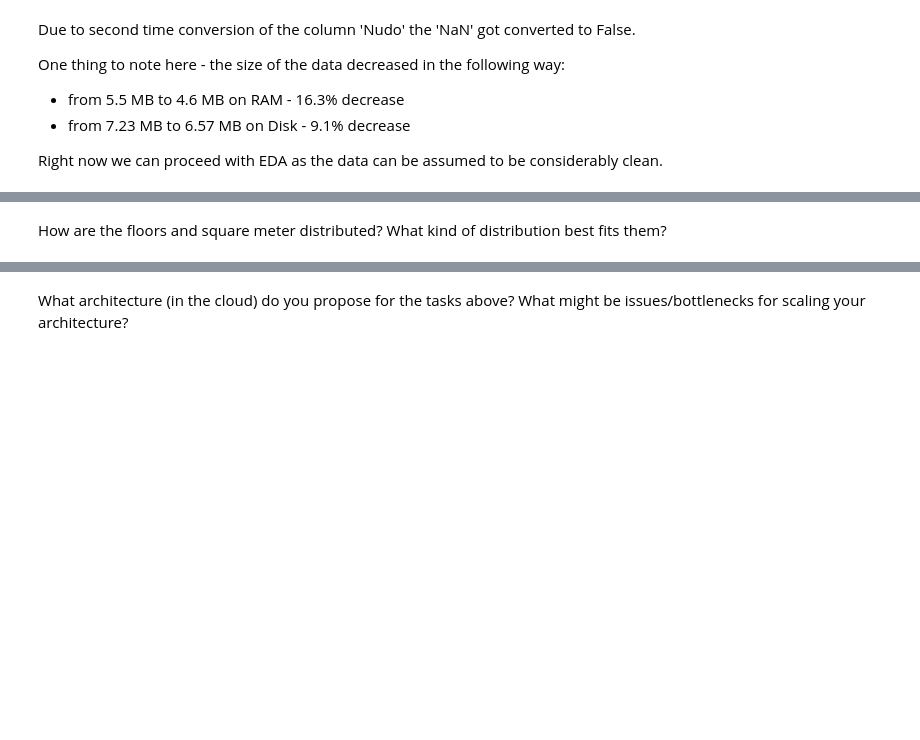
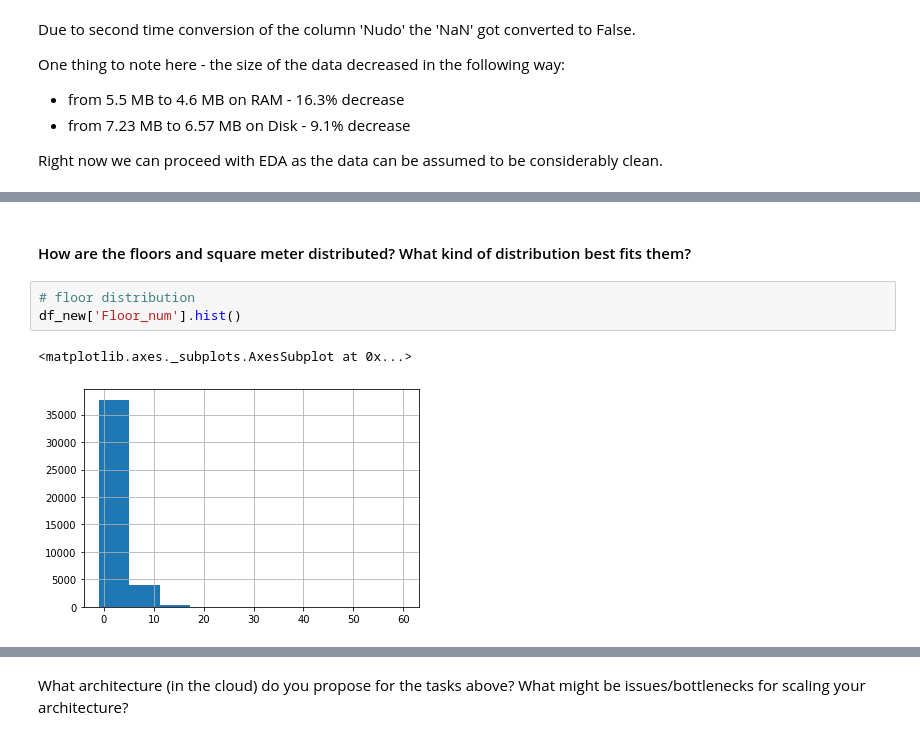
Before and after one commit to csubhodeep/sg_task, a Jupyter notebook: madrid_houses_dataset.ipynb, the cells around one changed output, grey strips where cells are left out. Drawn from its saved outputs; the diff is of its cells as text; blank space fills up the shorter version.

```diff
--- a/madrid_houses_dataset.ipynb
+++ b/madrid_houses_dataset.ipynb
@@ -191,2 +211,8 @@ What is the mean and median price of a house in Madrid? Why and how do they diff
 # %% [markdown]
-How are the floors and square meter distributed? What kind of distribution best fits them?
+#### How are the floors and square meter distributed? What kind of distribution best fits them?
+# %%
+# floor distribution
+df_new['Floor_num'].hist()
+# %% [output]
+<matplotlib.axes._subplots.AxesSubplot at 0x...>
+[figure, added]
```
Also changed, not shown: parts of 23 cells of this notebook.
